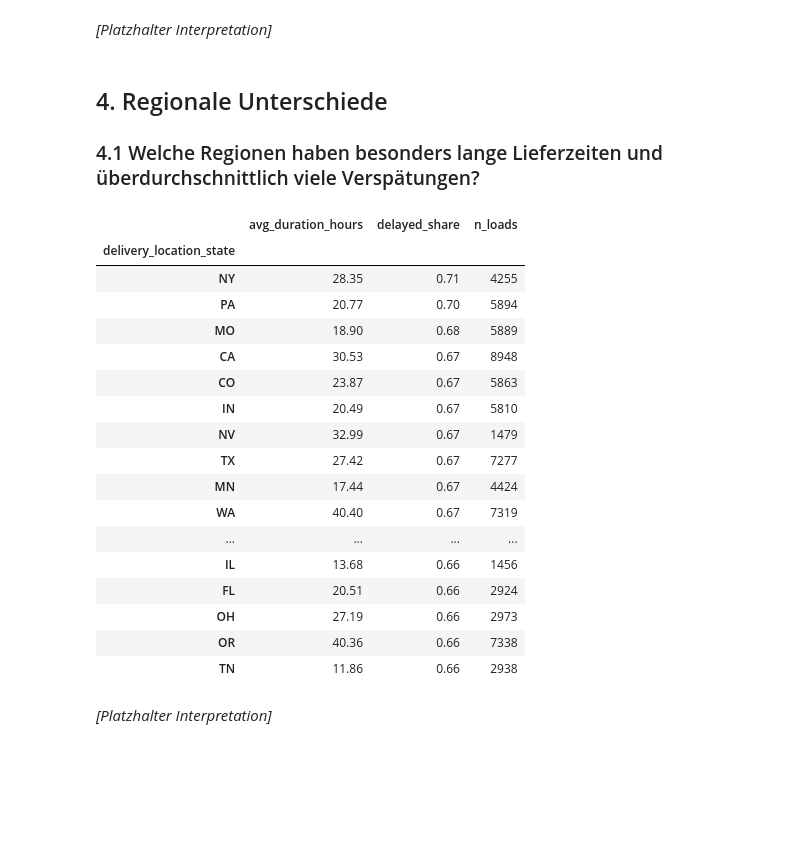
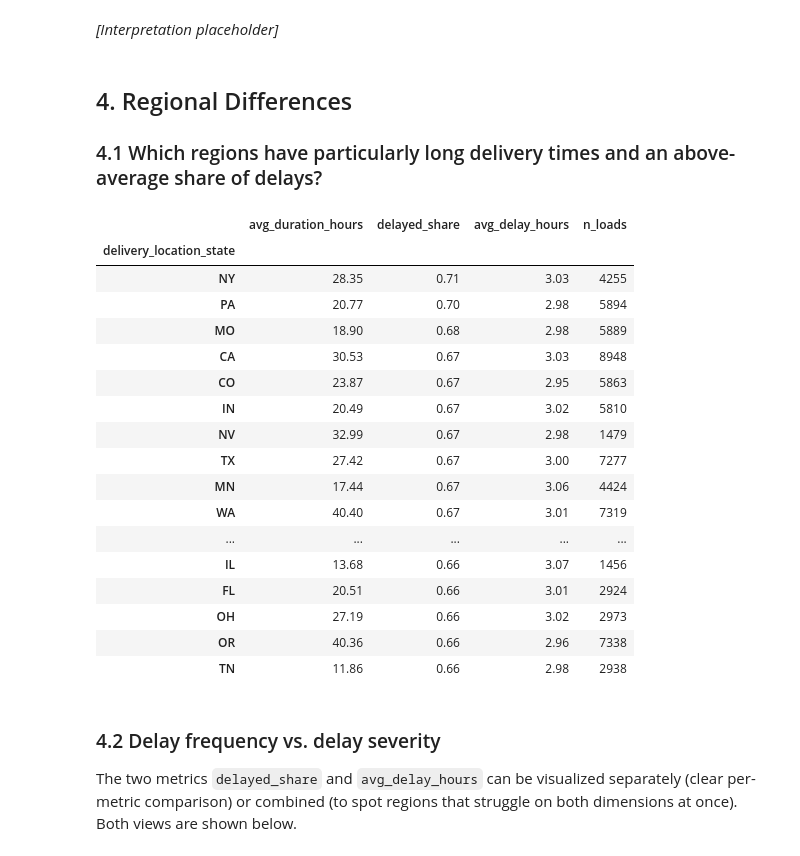
Before and after one commit to NowhereOutThere/smart-logistics-analytics, a Jupyter notebook: notebooks/01_delivery_performance.ipynb, the cells around one changed output. Cells and saved outputs as stored; diff of their text form; code cells hidden in the pictures; blank space fills up the shorter version.

```diff
--- a/notebooks/01_delivery_performance.ipynb
+++ b/notebooks/01_delivery_performance.ipynb
@@ -146,39 +141,42 @@ plt.show()
 # %% [markdown]
-*[Platzhalter Interpretation]*
+*[Interpretation placeholder]*
 # %% [markdown]
-## 4. Regionale Unterschiede
+## 4. Regional Differences
 
-### 4.1 Welche Regionen haben besonders lange Lieferzeiten und überdurchschnittlich viele Verspätungen?
+### 4.1 Which regions have particularly long delivery times and an above-average share of delays?
 # %%
 region_stats = (
     clean_df.groupby("delivery_location_state")
     .agg(
         avg_duration_hours=("delivery_duration_hours", "mean"),
         delayed_share=("is_delayed_delivery", "mean"),
+        avg_delay_hours=("delivery_delay_hours", lambda s: s[s > 0].mean()),
         n_loads=("load_id", "size"),
     )
     .round(2)
     .sort_values("delayed_share", ascending=False)
 )
 display(region_stats)
 # %% [output]
-|  | avg_duration_hours | delayed_share | n_loads |
-| delivery_location_state |  |  |  |
-| NY | 28.35 | 0.71 | 4255 |
-| PA | 20.77 | 0.70 | 5894 |
-| MO | 18.90 | 0.68 | 5889 |
-| CA | 30.53 | 0.67 | 8948 |
-| CO | 23.87 | 0.67 | 5863 |
-| IN | 20.49 | 0.67 | 5810 |
-| NV | 32.99 | 0.67 | 1479 |
-| TX | 27.42 | 0.67 | 7277 |
-| MN | 17.44 | 0.67 | 4424 |
-| WA | 40.40 | 0.67 | 7319 |
-| ... | ... | ... | ... |
-| IL | 13.68 | 0.66 | 1456 |
-| FL | 20.51 | 0.66 | 2924 |
-| OH | 27.19 | 0.66 | 2973 |
-| OR | 40.36 | 0.66 | 7338 |
-| TN | 11.86 | 0.66 | 2938 |
+|  | avg_duration_hours | delayed_share | avg_delay_hours | n_loads |
+| delivery_location_state |  |  |  |  |
+| NY | 28.35 | 0.71 | 3.03 | 4255 |
+| PA | 20.77 | 0.70 | 2.98 | 5894 |
+| MO | 18.90 | 0.68 | 2.98 | 5889 |
+| CA | 30.53 | 0.67 | 3.03 | 8948 |
+| CO | 23.87 | 0.67 | 2.95 | 5863 |
+| IN | 20.49 | 0.67 | 3.02 | 5810 |
+| NV | 32.99 | 0.67 | 2.98 | 1479 |
+| TX | 27.42 | 0.67 | 3.00 | 7277 |
+| MN | 17.44 | 0.67 | 3.06 | 4424 |
+| WA | 40.40 | 0.67 | 3.01 | 7319 |
+| ... | ... | ... | ... | ... |
+| IL | 13.68 | 0.66 | 3.07 | 1456 |
+| FL | 20.51 | 0.66 | 3.01 | 2924 |
+| OH | 27.19 | 0.66 | 3.02 | 2973 |
+| OR | 40.36 | 0.66 | 2.96 | 7338 |
+| TN | 11.86 | 0.66 | 2.98 | 2938 |
-# %% [markdown]
-*[Platzhalter Interpretation]*
+# %% [markdown]
+### 4.2 Delay frequency vs. delay severity
+
+The two metrics `delayed_share` and `avg_delay_hours` can be visualized separately (clear per-metric comparison) or combined (to spot regions that struggle on both dimensions at once). Both views are shown below.
```
Also changed, not shown: parts of 21 cells of this notebook.
